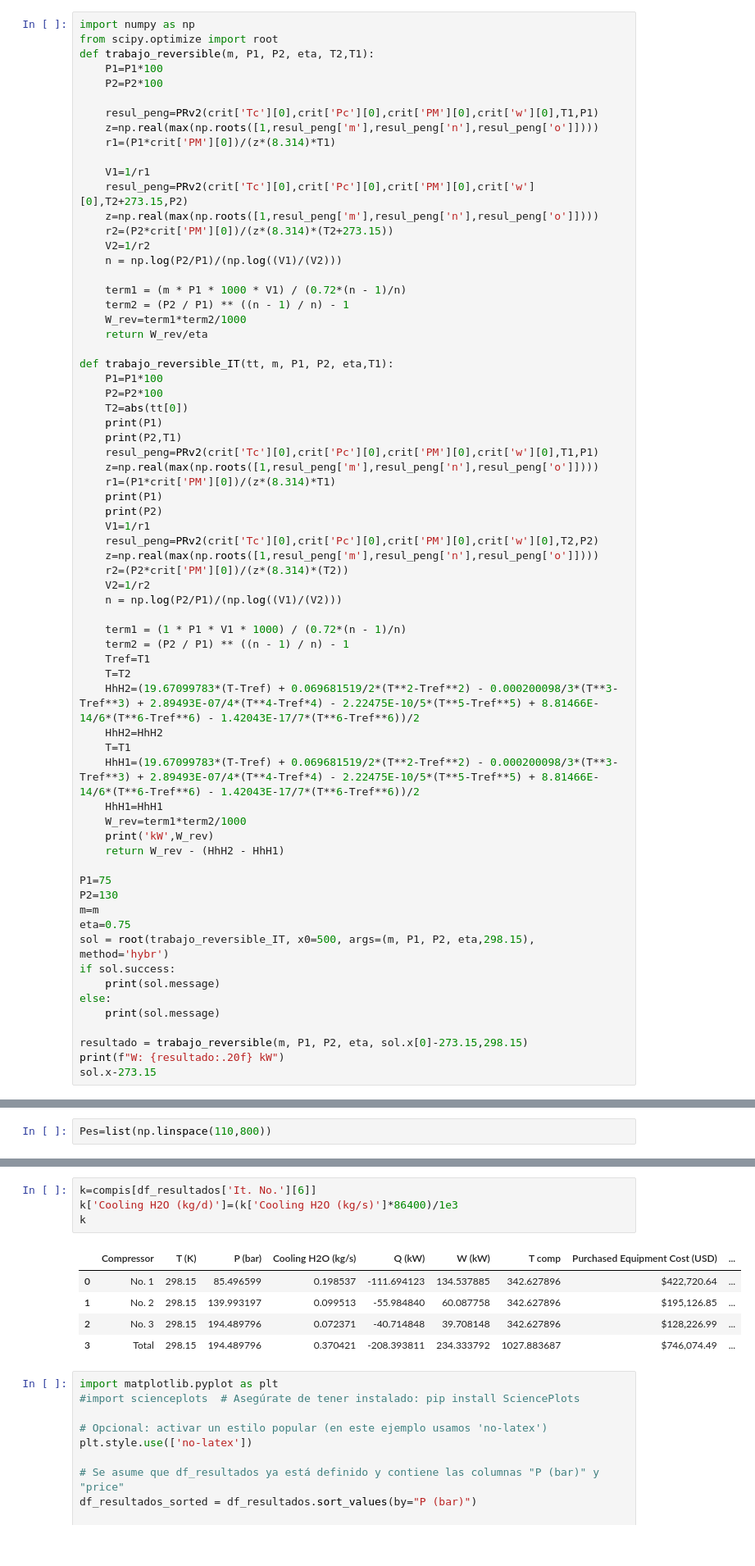
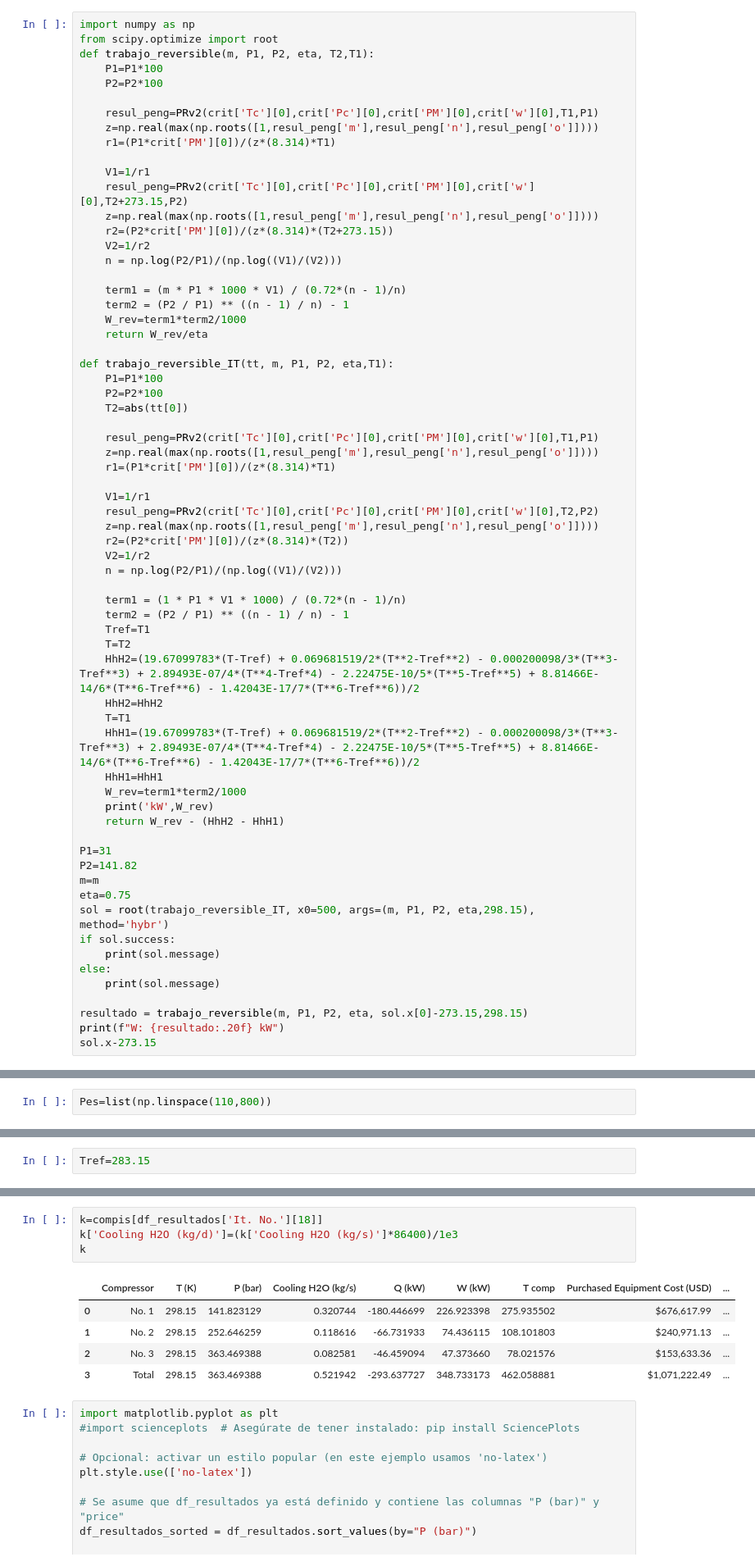
Before and after one commit to SOTO729/8vo, a Jupyter notebook: Dimensionamiento de Equipos/Sistema de Compresión.ipynb, the cells around one changed output, grey strips where cells are left out. Shown at 82% size. Cells and saved outputs as stored; diff of their text form.

```diff
--- a/Dimensionamiento de Equipos/Sistema de Compresión.ipynb
+++ b/Dimensionamiento de Equipos/Sistema de Compresión.ipynb
@@ -66,13 +66,11 @@ def trabajo_reversible_IT(tt, m, P1, P2, eta,T1):
     P1=P1*100
     P2=P2*100
     T2=abs(tt[0])
-    print(P1)
-    print(P2,T1)
+
     resul_peng=PRv2(crit['Tc'][0],crit['Pc'][0],crit['PM'][0],crit['w'][0],T1,P1)
     z=np.real(max(np.roots([1,resul_peng['m'],resul_peng['n'],resul_peng['o']])))
     r1=(P1*crit['PM'][0])/(z*(8.314)*T1)
-    print(P1)
-    print(P2)
+
     V1=1/r1
     resul_peng=PRv2(crit['Tc'][0],crit['Pc'][0],crit['PM'][0],crit['w'][0],T2,P2)
     z=np.real(max(np.roots([1,resul_peng['m'],resul_peng['n'],resul_peng['o']])))
@@ -93,8 +91,8 @@ def trabajo_reversible_IT(tt, m, P1, P2, eta,T1):
     print('kW',W_rev)
     return W_rev - (HhH2 - HhH1)
 
-P1=75
-P2=130
+P1=31
+P2=141.82
 m=m
 eta=0.75
 sol = root(trabajo_reversible_IT, x0=500, args=(m, P1, P2, eta,298.15), method='hybr')
@@ -746,0 +428,2 @@ Masa del tanque: 5334.52 ton
+# %%
+Tref=283.15
@@ -810,13 +768,13 @@ df_resultados[df_resultados['price']==df_resultados['price'].min()]
 # %%
-k=compis[df_resultados['It. No.'][6]]
+k=compis[df_resultados['It. No.'][18]]
 k['Cooling H2O (kg/d)']=(k['Cooling H2O (kg/s)']*86400)/1e3
 k
 # %% [output]
 |  | Compressor | T (K) | P (bar) | Cooling H2O (kg/s) | Q (kW) | W (kW) | T comp | Purchased Equipment Cost (USD) | ... |
-| 0 | No. 1 | 298.15 | 85.496599 | 0.198537 | -111.694123 | 134.537885 | 342.627896 | $422,720.64 | ... |
-| 1 | No. 2 | 298.15 | 139.993197 | 0.099513 | -55.984840 | 60.087758 | 342.627896 | $195,126.85 | ... |
-| 2 | No. 3 | 298.15 | 194.489796 | 0.072371 | -40.714848 | 39.708148 | 342.627896 | $128,226.99 | ... |
-| 3 | Total | 298.15 | 194.489796 | 0.370421 | -208.393811 | 234.333792 | 1027.883687 | $746,074.49 | ... |
+| 0 | No. 1 | 298.15 | 141.823129 | 0.320744 | -180.446699 | 226.923398 | 275.935502 | $676,617.99 | ... |
+| 1 | No. 2 | 298.15 | 252.646259 | 0.118616 | -66.731933 | 74.436115 | 108.101803 | $240,971.13 | ... |
+| 2 | No. 3 | 298.15 | 363.469388 | 0.082581 | -46.459094 | 47.373660 | 78.021576 | $153,633.36 | ... |
+| 3 | Total | 298.15 | 363.469388 | 0.521942 | -293.637727 | 348.733173 | 462.058881 | $1,071,222.49 | ... |
 # %%
 import matplotlib.pyplot as plt
 #import scienceplots  # Asegúrate de tener instalado: pip install SciencePlots
```
Also changed, not shown: parts of 12 cells of this notebook.
